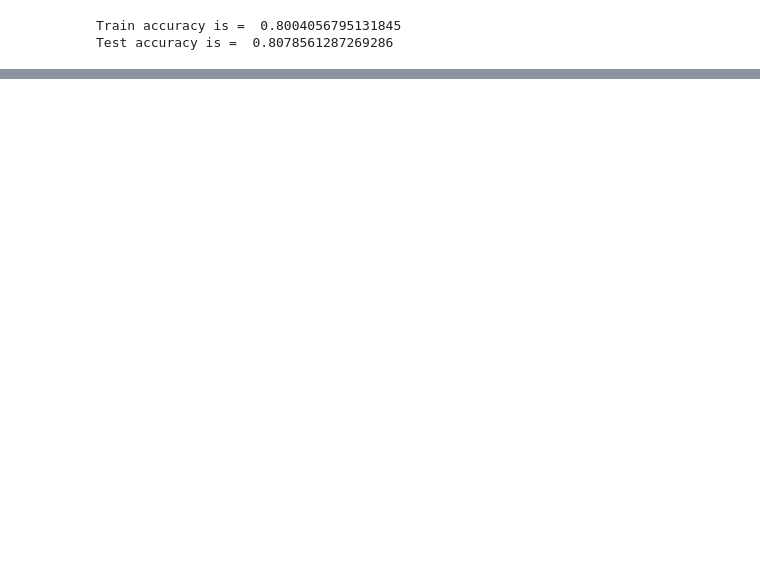
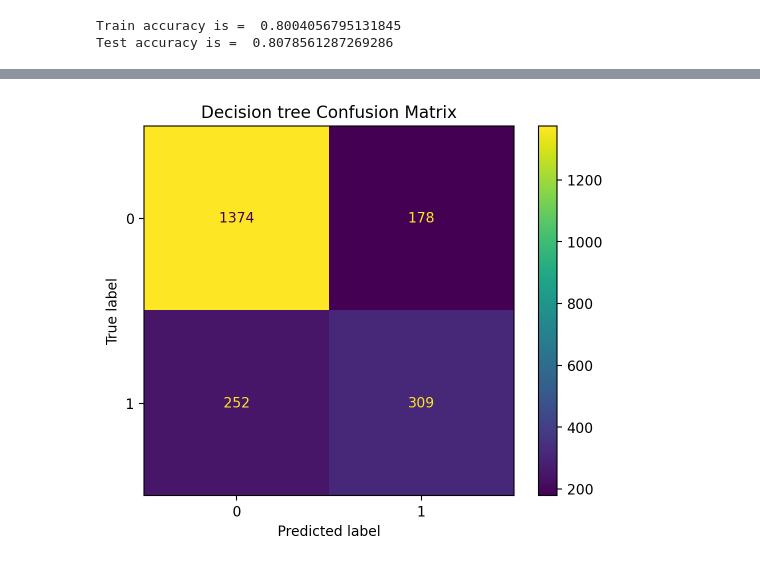
Before and after one commit to JackGO-1998/ShowCase, a Jupyter notebook: Notebook/Session78.ipynb, the cells around one changed output, grey strips where cells are left out. Saved outputs shown, nothing was run; the diff lists cells and outputs as text; code cells hidden in the pictures; blank space fills up the shorter version.

```diff
--- a/Notebook/Session78.ipynb
+++ b/Notebook/Session78.ipynb
@@ -789,0 +829,12 @@ Best Params:  {'lr__C': 10, 'lr__max_iter': 20, 'lr__penalty': 'l2'}
+# %%
+# show the confusion matrix plot for the decision tree
+y_pred = dt_grid_search.predict(X_test)
+cm = confusion_matrix(y_test, dt_grid_search.predict(X_test))
+disp = ConfusionMatrixDisplay(confusion_matrix=cm, )
+fig, ax = plt.subplots()
+disp.plot(ax=ax)
+ax.grid(False)  # Disable the grid
+plt.title("Decision tree Confusion Matrix")
+plt.show()
+# %% [output]
+[figure, added]
```
Also changed, not shown: parts of 39 cells of this notebook.
